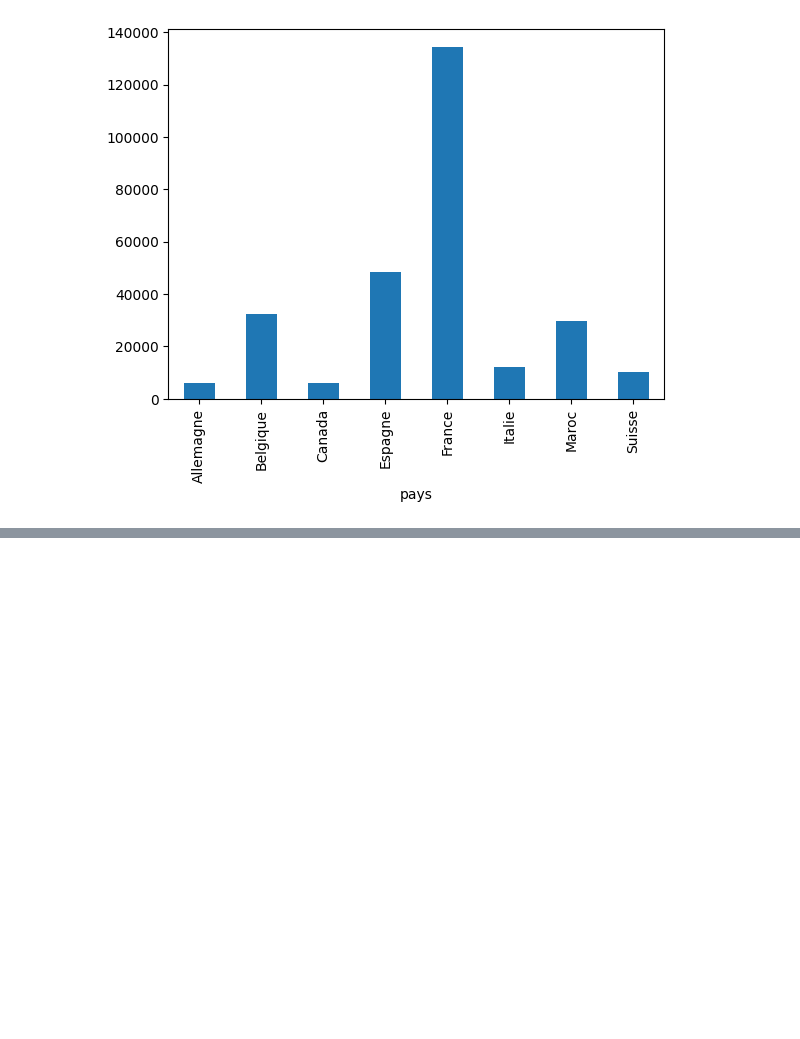
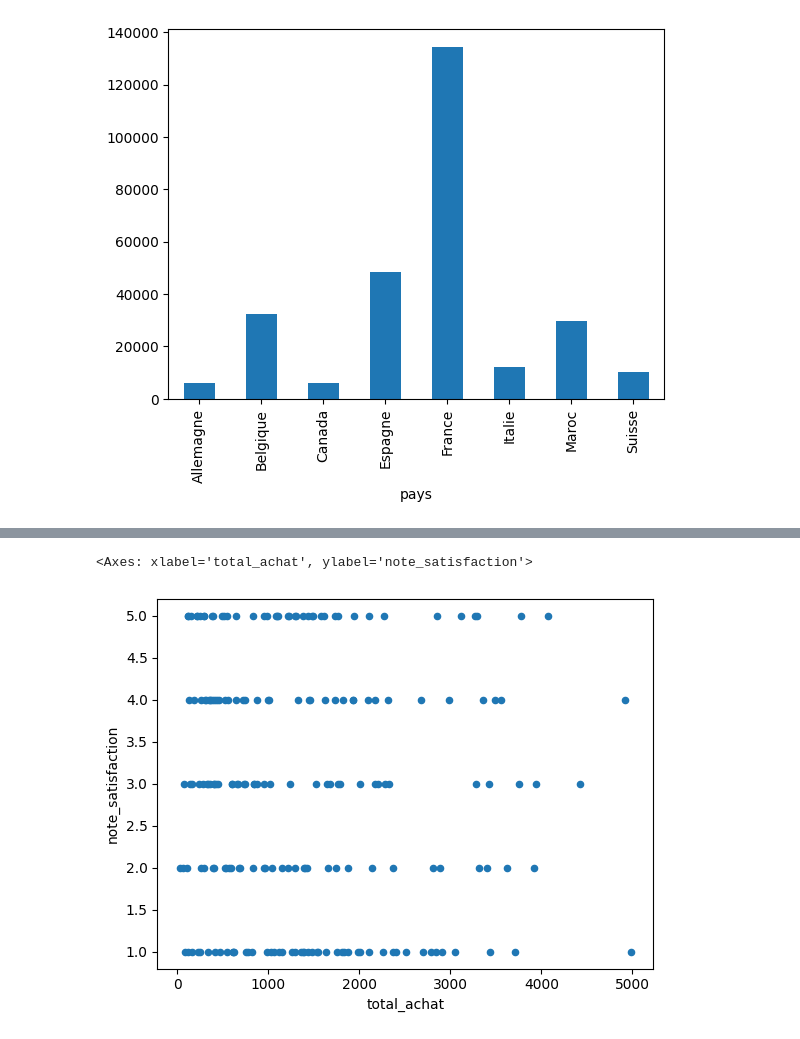
Before and after one commit to H3-8/pandas, a Jupyter notebook: notebook.ipynb, the cells around one changed output, grey strips where cells are left out. Drawn from its saved outputs; the diff is of its cells as text; code cells hidden in the pictures; blank space fills up the shorter version.

```diff
--- a/notebook.ipynb
+++ b/notebook.ipynb
@@ -124,0 +141,5 @@ summary_df.plot(kind='bar', x='pays', y='sum_total_achat', legend=False)
+# %%
+df.plot(kind='scatter', x='total_achat', y='note_satisfaction')
+# %% [output]
+<Axes: xlabel='total_achat', ylabel='note_satisfaction'>
+[figure, added]
```
Also changed, not shown: parts of 2 cells of this notebook.
